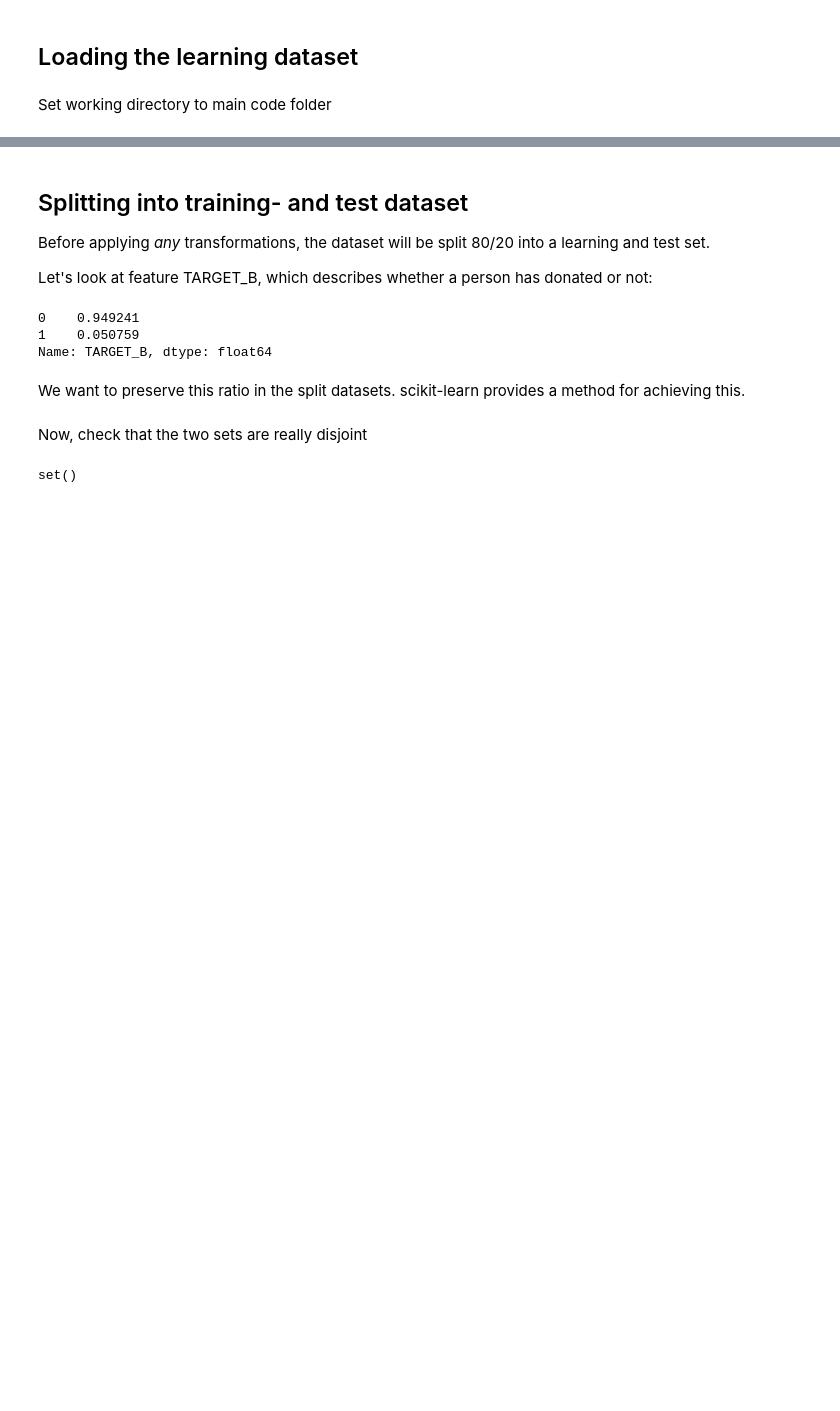
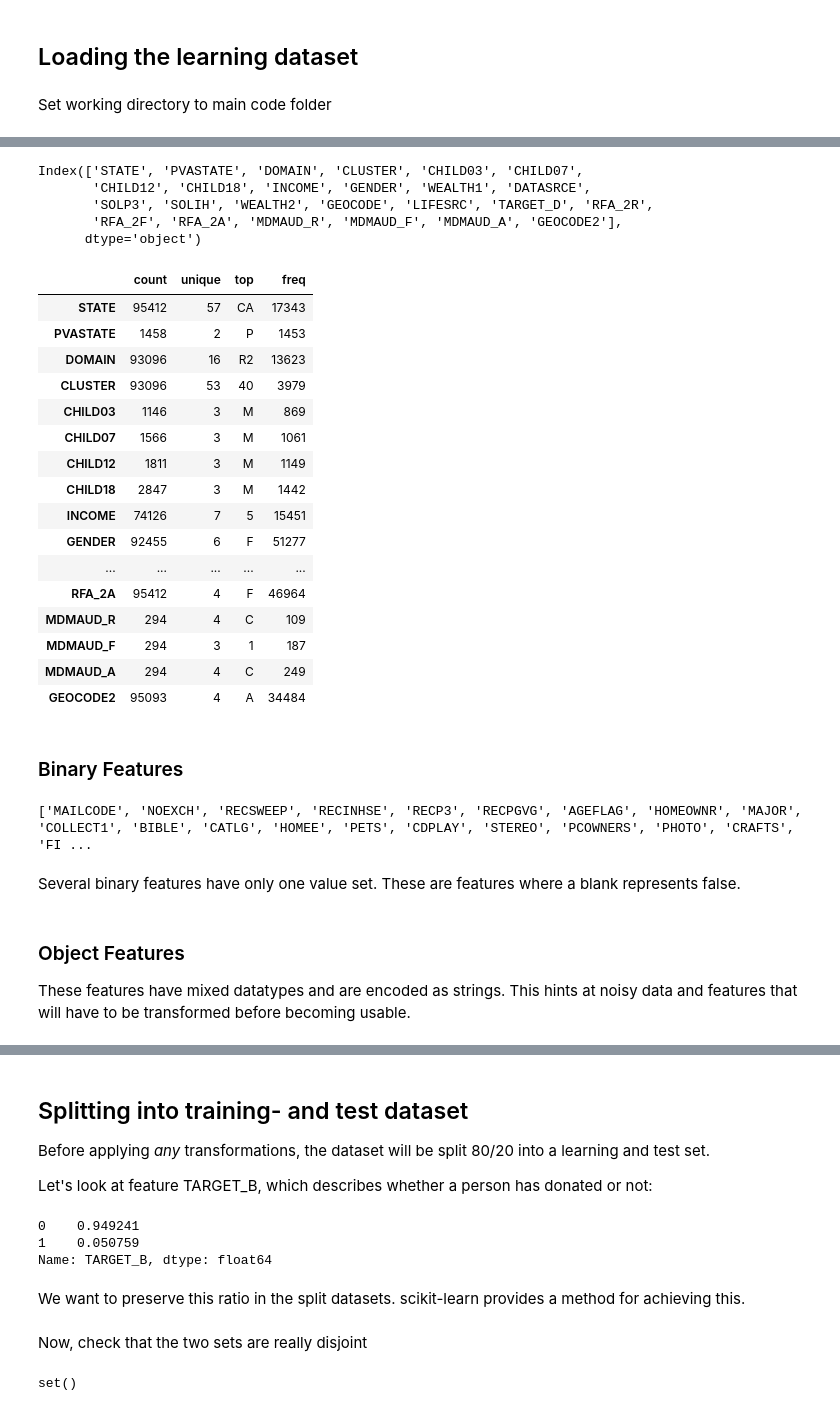
Before and after one commit to datarian/master-thesis-msc-statistics, a Jupyter notebook: notebooks/preprocessing.ipynb, the cells around one changed output, grey strips where cells are left out. Cells and saved outputs as stored; diff of their text form; code cells hidden in the pictures; blank space fills up the shorter version.

```diff
--- a/notebooks/preprocessing.ipynb
+++ b/notebooks/preprocessing.ipynb
@@ -78,0 +98,37 @@ learning_raw = data_loader.get_dataset()
+# %%
+categories = learning_raw.select_dtypes(include='category').columns
+print(categories)
+# %% [output]
+Index(['STATE', 'PVASTATE', 'DOMAIN', 'CLUSTER', 'CHILD03', 'CHILD07',
+       'CHILD12', 'CHILD18', 'INCOME', 'GENDER', 'WEALTH1', 'DATASRCE',
+       'SOLP3', 'SOLIH', 'WEALTH2', 'GEOCODE', 'LIFESRC', 'TARGET_D', 'RFA_2R',
+       'RFA_2F', 'RFA_2A', 'MDMAUD_R', 'MDMAUD_F', 'MDMAUD_A', 'GEOCODE2'],
+      dtype='object')
+# %%
+learning_raw[categories].describe().transpose()
+# %% [output]
+|  | count | unique | top | freq |
+| STATE | 95412 | 57 | CA | 17343 |
+| PVASTATE | 1458 | 2 | P | 1453 |
+| DOMAIN | 93096 | 16 | R2 | 13623 |
+| CLUSTER | 93096 | 53 | 40 | 3979 |
+| CHILD03 | 1146 | 3 | M | 869 |
+| CHILD07 | 1566 | 3 | M | 1061 |
+| CHILD12 | 1811 | 3 | M | 1149 |
+| CHILD18 | 2847 | 3 | M | 1442 |
+| INCOME | 74126 | 7 | 5 | 15451 |
+| GENDER | 92455 | 6 | F | 51277 |
+| ... | ... | ... | ... | ... |
+| RFA_2A | 95412 | 4 | F | 46964 |
+| MDMAUD_R | 294 | 4 | C | 109 |
+| MDMAUD_F | 294 | 3 | 1 | 187 |
+| MDMAUD_A | 294 | 4 | C | 249 |
+| GEOCODE2 | 95093 | 4 | A | 34484 |
+# %% [markdown]
+### Binary Features
+# %%
+print(dl.binary_features)
+# %% [output]
+['MAILCODE', 'NOEXCH', 'RECSWEEP', 'RECINHSE', 'RECP3', 'RECPGVG', 'AGEFLAG', 'HOMEOWNR', 'MAJOR', 'COLLECT1', 'BIBLE', 'CATLG', 'HOMEE', 'PETS', 'CDPLAY', 'STEREO', 'PCOWNERS', 'PHOTO', 'CRAFTS', 'FI ...
+# %% [markdown]
+Several binary features have only one value set. These are features where a blank represents false.
@@ -78,0 +137,4 @@ learning_raw = data_loader.get_dataset()
+# %% [markdown]
+### Object Features
+
+These features have mixed datatypes and are encoded as strings. This hints at noisy data and features that will have to be transformed before becoming usable.
```
Also changed, not shown: parts of 30 cells of this notebook, 6 other files.
